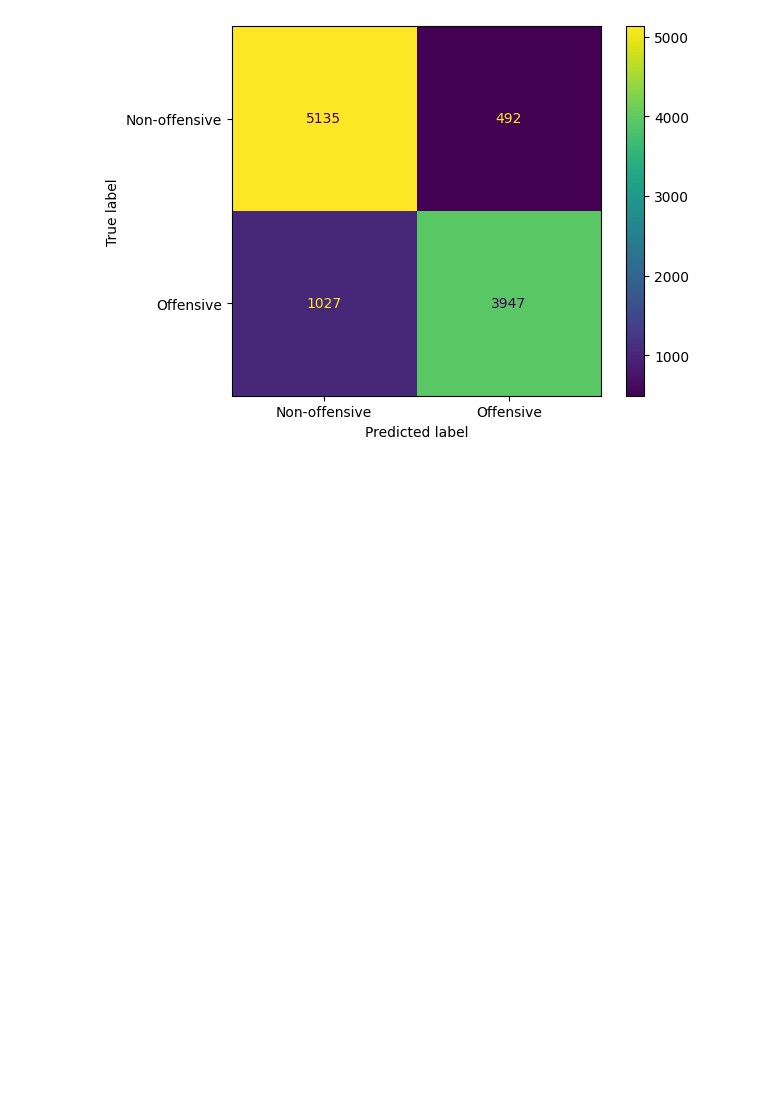
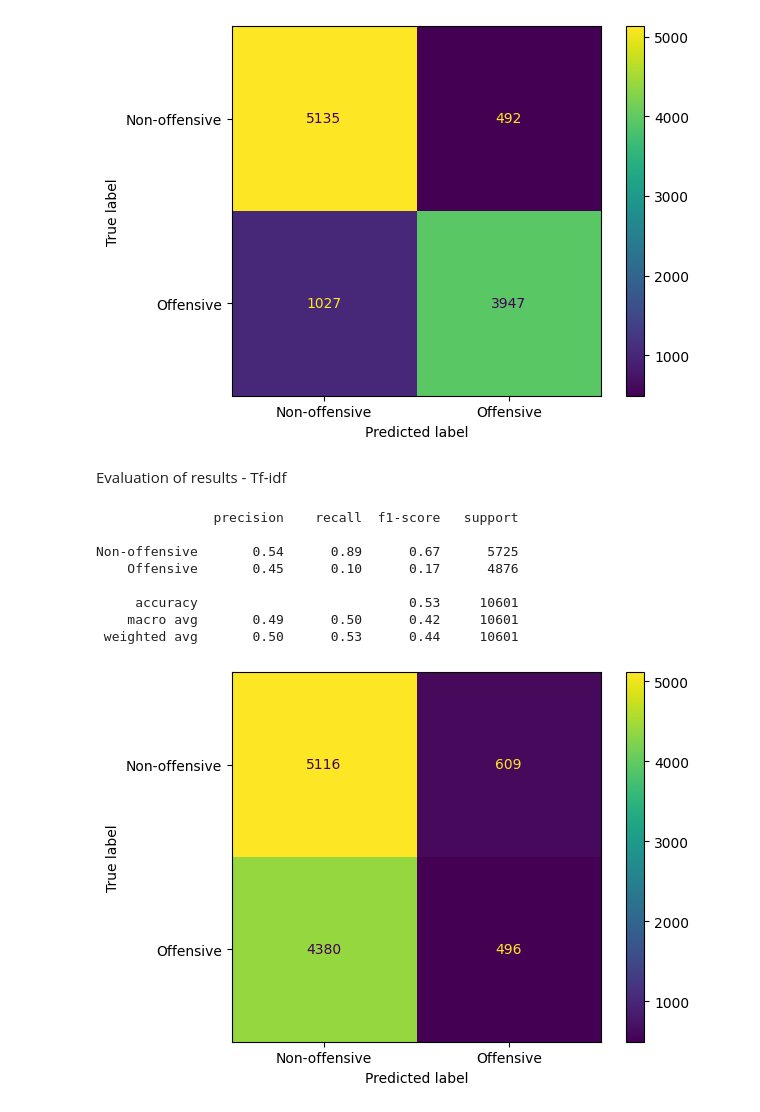
Before and after one commit to emirryilmazz/Team10_ClassificationOfInappropriateOrOffensiveText, a Jupyter notebook: project.ipynb, the cells around one changed output. Drawn from its saved outputs; the diff is of its cells as text; code cells hidden in the pictures; blank space fills up the shorter version.

Commit message:
Evaluation of results of tf-idf

```diff
--- a/project.ipynb
+++ b/project.ipynb
@@ -439,3 +439,24 @@ Non-offensive       0.83      0.91      0.87      5627
     macro avg       0.86      0.85      0.85     10601
  weighted avg       0.86      0.86      0.86     10601
 [figure]
+# %% [markdown]
+Evaluation of results - Tf-idf
+# %%
+# Decision trees
+
+print(classification_report(y_test_bow, predictions_idf_dt, labels=[False, True], target_names=['Non-offensive', 'Offensive']))
+
+
+cm = confusion_matrix(y_test_bow, predictions_idf_dt)
+
+cm_display = ConfusionMatrixDisplay(cm, display_labels=['Non-offensive', 'Offensive']).plot()
+# %% [output]
+               precision    recall  f1-score   support
+
+Non-offensive       0.54      0.89      0.67      5725
+    Offensive       0.45      0.10      0.17      4876
+
+     accuracy                           0.53     10601
+    macro avg       0.49      0.50      0.42     10601
+ weighted avg       0.50      0.53      0.44     10601
+[figure, added]
```
Also changed, not shown: parts of 2 cells of this notebook.
